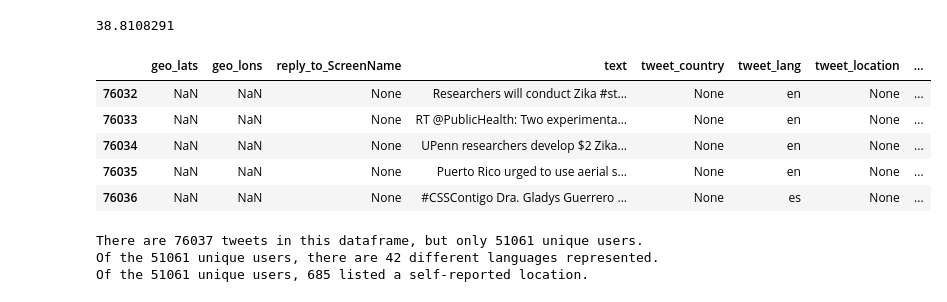
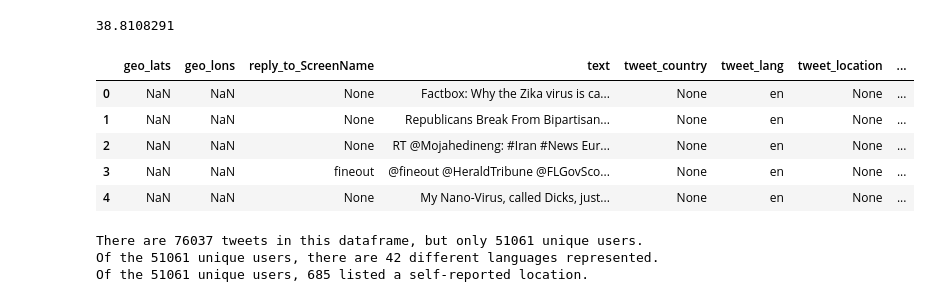
Before and after one commit to gifforda/Python_Twitter_exploration, a Jupyter notebook: notebooks/Process_JSON_tweets.ipynb, the cells around one changed output. Cells and saved outputs as stored; diff of their text form; code cells hidden in the pictures.

Commit message:
added functionality to parse dataframe info by column and row specific values

```diff
--- a/notebooks/Process_JSON_tweets.ipynb
+++ b/notebooks/Process_JSON_tweets.ipynb
@@ -165,14 +165,14 @@ tweets_full_dataframe = pd.DataFrame({'userID':user_ID, 'userName':user_userName
                                       'tweet_time':tweet_time, 'tweet_lang':tweet_lang, 'text':text,
                                       'reply_to_ScreenName':in_reply_to_screen_name})
 # %%
-tweets_full_dataframe.tail(5)
+tweets_full_dataframe.head(5)
 # %% [output]
 |  | geo_lats | geo_lons | reply_to_ScreenName | text | tweet_country | tweet_lang | tweet_location | ... |
-| 76032 | NaN | NaN | None | Researchers will conduct Zika #st... | None | en | None | ... |
-| 76033 | NaN | NaN | None | RT @PublicHealth: Two experimenta... | None | en | None | ... |
-| 76034 | NaN | NaN | None | UPenn researchers develop $2 Zika... | None | en | None | ... |
-| 76035 | NaN | NaN | None | Puerto Rico urged to use aerial s... | None | en | None | ... |
-| 76036 | NaN | NaN | None | #CSSContigo Dra. Gladys Guerrero ... | None | es | None | ... |
+| 0 | NaN | NaN | None | Factbox: Why the Zika virus is ca... | None | en | None | ... |
+| 1 | NaN | NaN | None | Republicans Break From Bipartisan... | None | en | None | ... |
+| 2 | NaN | NaN | None | RT @Mojahedineng: #Iran #News Eur... | None | en | None | ... |
+| 3 | NaN | NaN | fineout | @fineout @HeraldTribune @FLGovSco... | None | en | None | ... |
+| 4 | NaN | NaN | None | My Nano-Virus, called Dicks, just... | None | en | None | ... |
 # %%
 # Finding unique values
 
```
Also changed, not shown: parts of 4 cells of this notebook.
